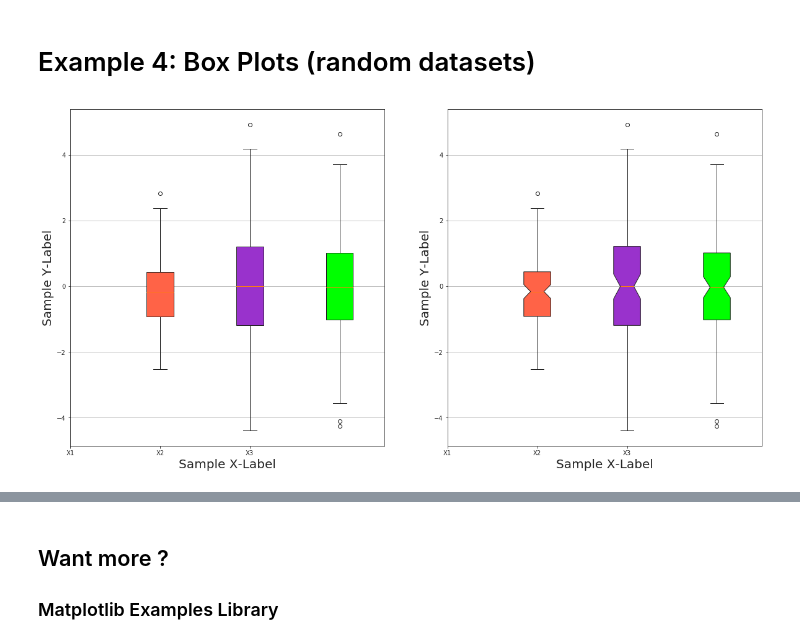
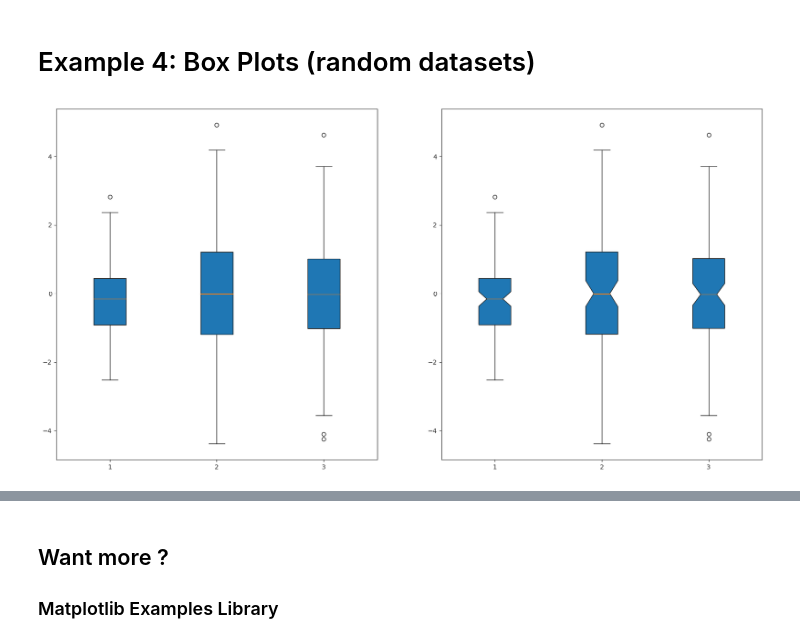
Before and after one commit to kd-nguyen/UCSD-Micromasters, a Jupyter notebook: 1-Python_for_data_science/5-Visualization/05b_Exploring Indicator's Across Countries.ipynb, the cells around one changed output, grey strips where cells are left out. Drawn from its saved outputs; the diff is of its cells as text; code cells hidden in the pictures.

```diff
--- a/1-Python_for_data_science/5-Visualization/05b_Exploring Indicator's Across Countries.ipynb
+++ b/1-Python_for_data_science/5-Visualization/05b_Exploring Indicator's Across Countries.ipynb
@@ -309,42 +307,42 @@ A3 = np.random.normal(0, 1.5, 100)
 data = [ A1, A2, A3 ]
 
 fig, axes = plt.subplots(nrows=1, ncols=2, figsize=(20, 10))
 
 
 # Box plot: Notch Shape
 bplot1 = axes[1].boxplot(data,
                          notch=True,
                          vert=True,           # vertical aligmnent
                          patch_artist=True)   # color
 
 # Box plot: Rectangular
 bplot2 = axes[0].boxplot(data,
                          vert=True,           # vertical aligmnent
                          patch_artist=True)   # color
 
 
 
 
 colors = ['tomato', 'darkorchid', 'lime']
 # more colors here: http://matplotlib.org/examples/color/named_colors.html
 
-for bplot in (bplot1, bplot2):
-    for patch, color in zip(bplot['boxes'], colors):
-        patch.set_facecolor(color)
+# for bplot in (bplot1, bplot2):
+#     for patch, color in zip(bplot['boxes'], colors):
+#         patch.set_facecolor(color)
 
 # Grid lines, Xticks, Xlabel, Ylabel
-for axis in axes:
-    axis.yaxis.grid(True)
-    axis.set_xticks([y for y in range(len(data))], )
-    axis.set_xlabel('Sample X-Label',fontsize=20)
-    axis.set_ylabel('Sample Y-Label',fontsize=20)
+# for axis in axes:
+#     axis.yaxis.grid(True)
+#     axis.set_xticks([y for y in range(len(data))], )
+#     axis.set_xlabel('Sample X-Label',fontsize=20)
+#     axis.set_ylabel('Sample Y-Label',fontsize=20)
 
 
-# Xtick labels
-plt.setp(axes, xticks=[y for y in range(len(data))],
-         xticklabels=['X1', 'X2', 'X3'])
+# # Xtick labels
+# plt.setp(axes, xticks=[y for y in range(len(data))],
+#          xticklabels=['X1', 'X2', 'X3'])
 
 plt.show()
 fig.savefig("vis_boxplot.png")
 # %% [output]
-[figure, old version]
+[figure, new version]
```
Also changed, not shown: parts of 7 cells of this notebook, 7 other files.
